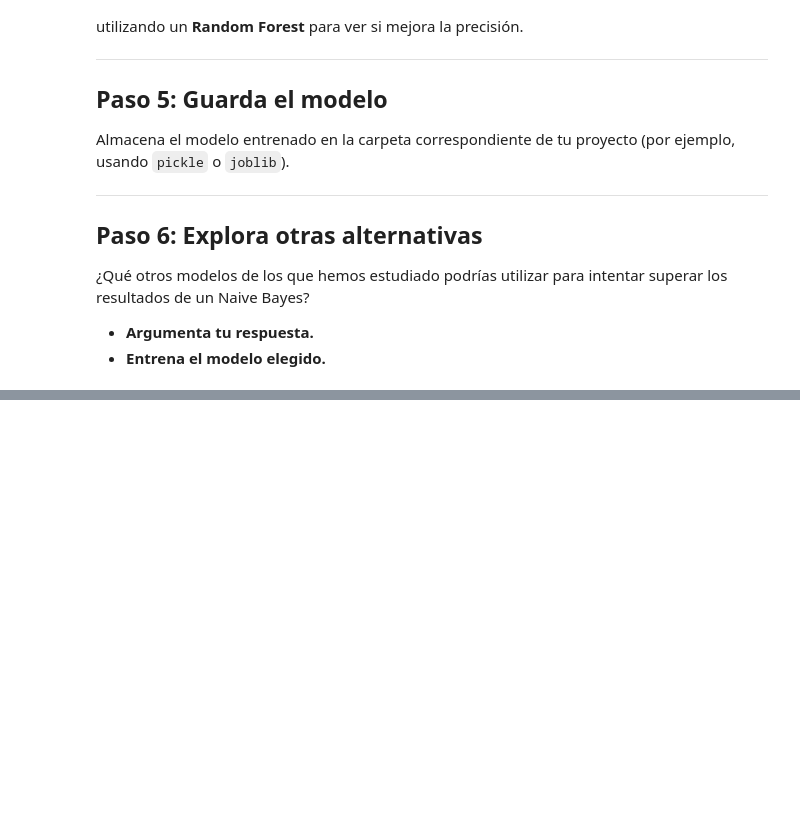
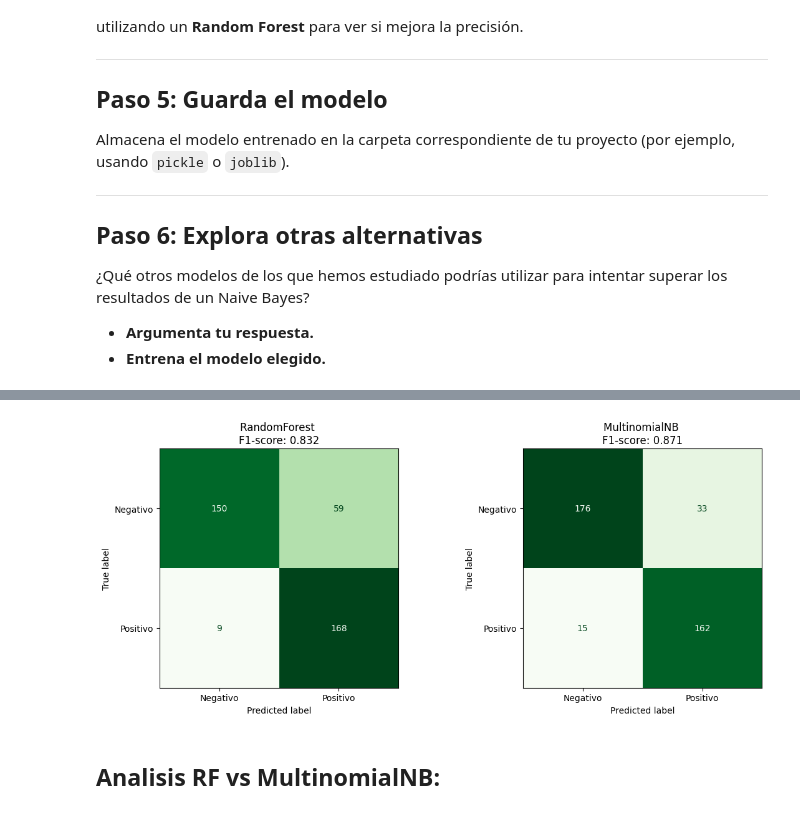
Before and after one commit to 4GeeksAcademy/andrupax94-intro-ml, a Jupyter notebook: src/07-naive-bayes-playstore-reviews.ipynb, the cells around one changed output, grey strips where cells are left out. Drawn from its saved outputs; the diff is of its cells as text; code cells hidden in the pictures; blank space fills up the shorter version.

```diff
--- a/src/07-naive-bayes-playstore-reviews.ipynb
+++ b/src/07-naive-bayes-playstore-reviews.ipynb
@@ -71,0 +313,7 @@ Almacena el modelo entrenado en la carpeta correspondiente de tu proyecto (por e
+# %%
+# Ahora hagamos un RandomForest para compararlo con el modelo Multinomial
+model_RF = RandomForestClassifier(n_estimators=100, random_state=42)
+model_RF.fit(X_train, y_train)
+predict_RF = model_RF.predict(X_test)
+metrics_RF = classification_report(y_test, predict_RF, output_dict = True)
+print(classification_report(y_test, predict_RF))
@@ -71,0 +329,23 @@ Almacena el modelo entrenado en la carpeta correspondiente de tu proyecto (por e
+# %%
+# Vamos ahora a comparar ambas predicciones con una matriz de confucion
+fig, (ax1, ax2) = plt.subplots(1, 2, figsize=(12, 5))
+
+# RandomForest
+cm_RF = confusion_matrix(y_test, predict_RF)
+disp_RF = ConfusionMatrixDisplay(confusion_matrix=cm_RF, display_labels=["Negativo", "Positivo"])
+disp_RF.plot(ax=ax1, cmap='Greens', colorbar=False)
+ax1.set_title(f"RandomForest \nF1-score: {metrics_RF['1']['f1-score']:.3f}")
+
+# MultinomialNB
+cm_MNB = confusion_matrix(y_test, predict_MNB)
+disp_MNB = ConfusionMatrixDisplay(confusion_matrix=cm_MNB, display_labels=["Negativo", "Positivo"])
+disp_MNB.plot(ax=ax2, cmap='Greens', colorbar=False)
+ax2.set_title(f"MultinomialNB \nF1-score: {metrics_MNB['1']['f1-score']:.3f}")
+
+
+plt.tight_layout()
+plt.show()
+# %% [output]
+[figure, added]
+# %% [markdown]
+## Analisis RF vs MultinomialNB:
```
Also changed, not shown: parts of 30 cells of this notebook, 3 other files.
